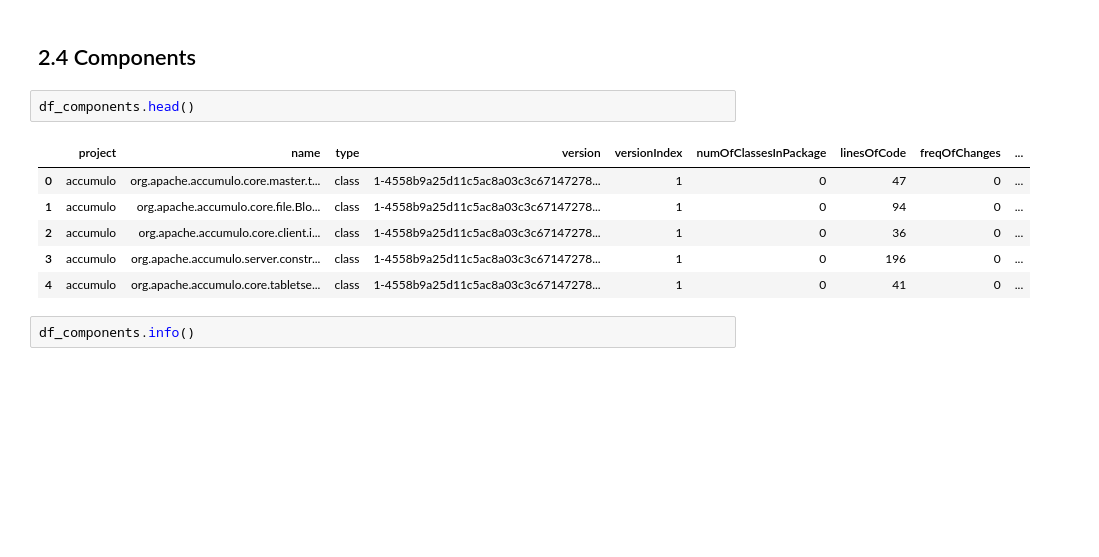
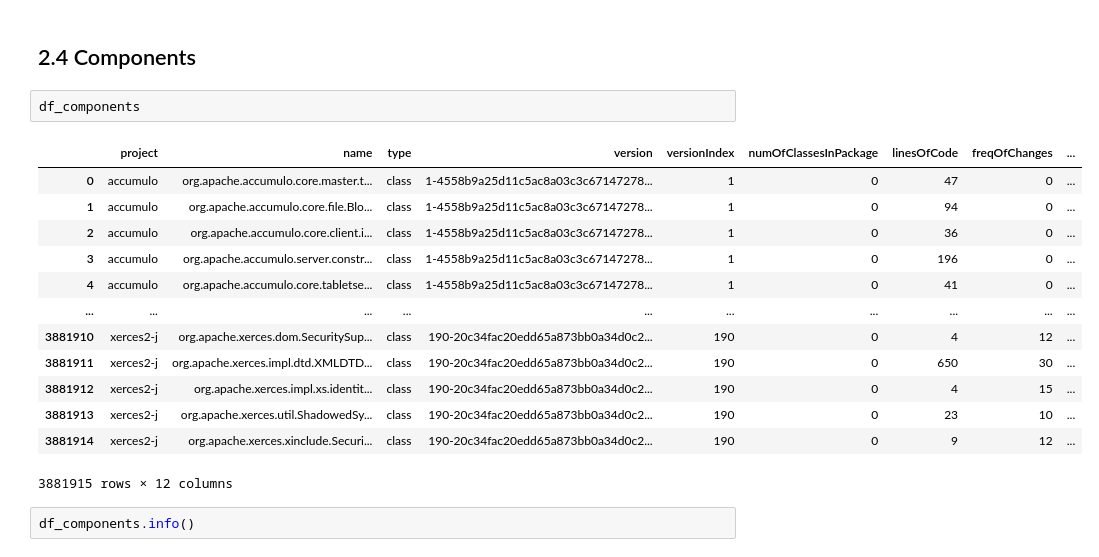
Before and after one commit to armandossrecife/piloto, a Jupyter notebook: notebooks/compare_with_sas2022.ipynb, the cells around one changed output. Saved outputs shown, nothing was run; the diff lists cells and outputs as text; blank space fills up the shorter version.

```diff
--- a/notebooks/compare_with_sas2022.ipynb
+++ b/notebooks/compare_with_sas2022.ipynb
@@ -317,14 +298,21 @@ memory usage: 144.8+ KB
 # %% [markdown]
 ## 2.4 Components
 # %%
-df_components.head()
+df_components
 # %% [output]
 |  | project | name | type | version | versionIndex | numOfClassesInPackage | linesOfCode | freqOfChanges | ... |
 | 0 | accumulo | org.apache.accumulo.core.master.t... | class | 1-4558b9a25d11c5ac8a03c3c67147278... | 1 | 0 | 47 | 0 | ... |
 | 1 | accumulo | org.apache.accumulo.core.file.Blo... | class | 1-4558b9a25d11c5ac8a03c3c67147278... | 1 | 0 | 94 | 0 | ... |
 | 2 | accumulo | org.apache.accumulo.core.client.i... | class | 1-4558b9a25d11c5ac8a03c3c67147278... | 1 | 0 | 36 | 0 | ... |
 | 3 | accumulo | org.apache.accumulo.server.constr... | class | 1-4558b9a25d11c5ac8a03c3c67147278... | 1 | 0 | 196 | 0 | ... |
 | 4 | accumulo | org.apache.accumulo.core.tabletse... | class | 1-4558b9a25d11c5ac8a03c3c67147278... | 1 | 0 | 41 | 0 | ... |
+| ... | ... | ... | ... | ... | ... | ... | ... | ... | ... |
+| 3881910 | xerces2-j | org.apache.xerces.dom.SecuritySup... | class | 190-20c34fac20edd65a873bb0a34d0c2... | 190 | 0 | 4 | 12 | ... |
+| 3881911 | xerces2-j | org.apache.xerces.impl.dtd.XMLDTD... | class | 190-20c34fac20edd65a873bb0a34d0c2... | 190 | 0 | 650 | 30 | ... |
+| 3881912 | xerces2-j | org.apache.xerces.impl.xs.identit... | class | 190-20c34fac20edd65a873bb0a34d0c2... | 190 | 0 | 4 | 15 | ... |
+| 3881913 | xerces2-j | org.apache.xerces.util.ShadowedSy... | class | 190-20c34fac20edd65a873bb0a34d0c2... | 190 | 0 | 23 | 10 | ... |
+| 3881914 | xerces2-j | org.apache.xerces.xinclude.Securi... | class | 190-20c34fac20edd65a873bb0a34d0c2... | 190 | 0 | 9 | 12 | ... |
+3881915 rows × 12 columns
 # %%
 df_components.info()
 # %% [output]
```
Also changed, not shown: parts of 39 cells of this notebook, 1 other file.
